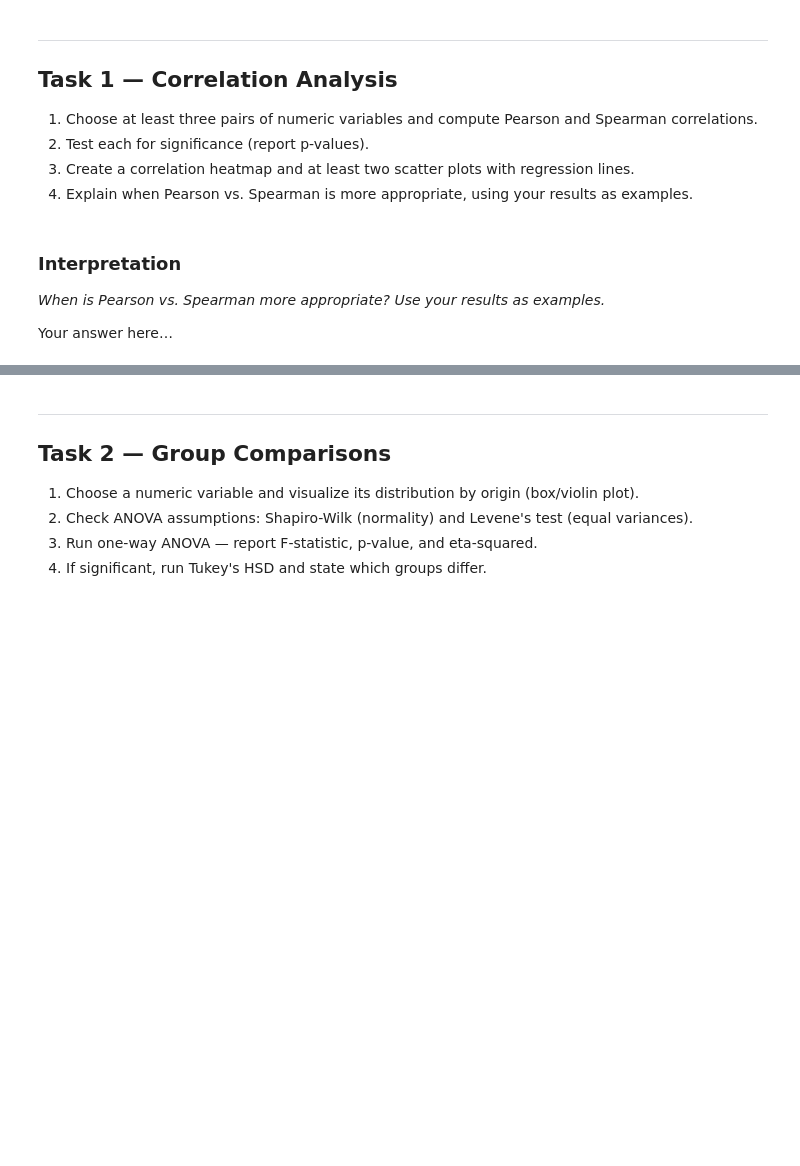
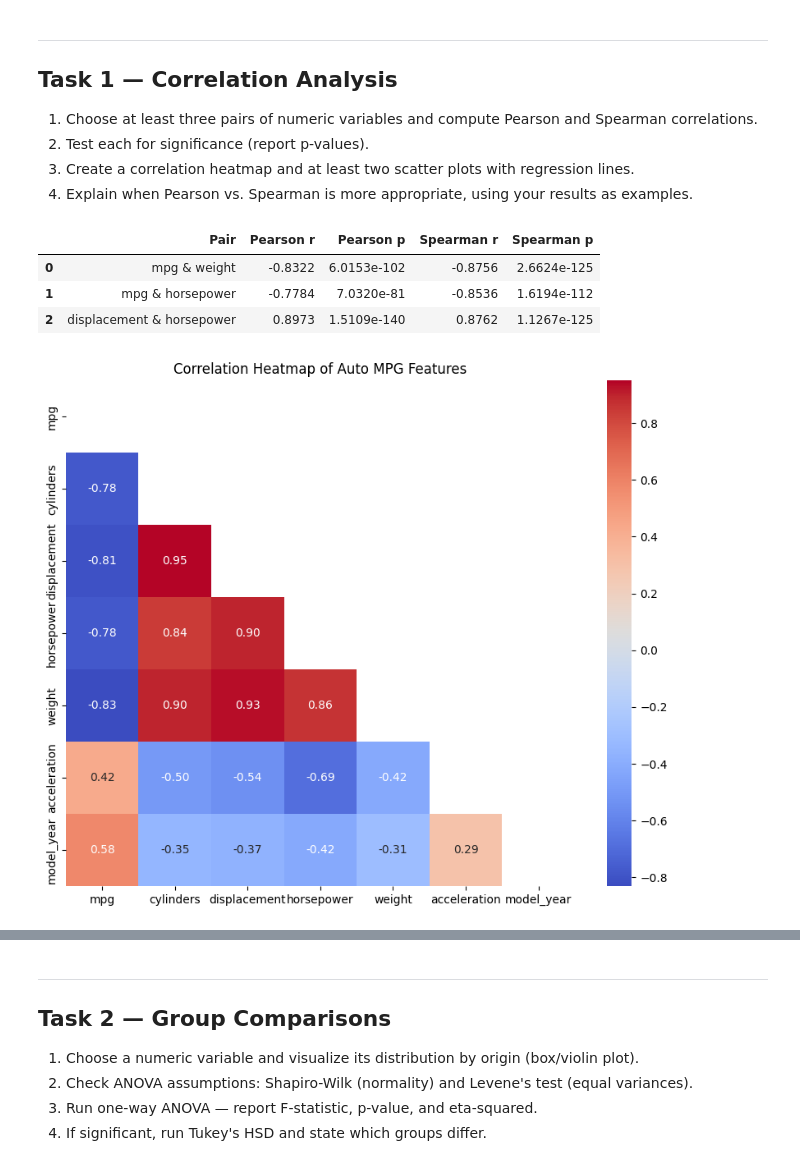
Before and after one commit to Data-AI-IDDA/m3-13-assessment, a Jupyter notebook: m3-13-assessment.ipynb, the cells around one changed output, grey strips where cells are left out. Drawn from its saved outputs; the diff is of its cells as text; code cells hidden in the pictures; blank space fills up the shorter version.

```diff
--- a/m3-13-assessment.ipynb
+++ b/m3-13-assessment.ipynb
@@ -40,6 +85,29 @@ mpg.describe()
-# %% [markdown]
-### Interpretation
-
-*When is Pearson vs. Spearman more appropriate? Use your results as examples.*
-
-Your answer here…
+# %%
+# Correlation coefficients and p-values
+
+#select numeric columns
+numeric_data = mpg.select_dtypes(include=[np.number]) #it returns them all because all of them is numeric
+
+pairs = [('mpg', 'weight'),('mpg', 'horsepower'),('displacement', 'horsepower')]
+corr_results = []
+
+for var1, var2 in pairs:
+    pearson_r, p_pearson = stats.pearsonr(mpg[var1], mpg[var2])
+    spearman_r, p_spearman = stats.spearmanr(mpg[var1], mpg[var2])
+
+
+    corr_results.append({
+        'Pair' : f'{var1} & {var2}',
+        'Pearson r' : round(pearson_r, 4),
+        'Pearson p' : f'{p_pearson: .4e}',
+        'Spearman r' : round(spearman_r, 4),
+        'Spearman p' : f'{p_spearman: .4e}'
+
+
+    })
+pd.DataFrame(corr_results)
+# %% [output]
+|  | Pair | Pearson r | Pearson p | Spearman r | Spearman p |
+| 0 | mpg & weight | -0.8322 | 6.0153e-102 | -0.8756 | 2.6624e-125 |
+| 1 | mpg & horsepower | -0.7784 | 7.0320e-81 | -0.8536 | 1.6194e-112 |
+| 2 | displacement & horsepower | 0.8973 | 1.5109e-140 | 0.8762 | 1.1267e-125 |
@@ -45,0 +131,9 @@ Your answer here…
+# %%
+# Correlation heatmap
+plt.figure(figsize=(10,8))
+mask = np.triu(np.ones_like(numeric_data.corr(), dtype=bool))
+sns.heatmap(numeric_data.corr(), annot=True, cmap='coolwarm', fmt='.2f', mask=mask)
+plt.title('Correlation Heatmap of Auto MPG Features')
+plt.show()
+# %% [output]
+[figure, added]
```
Also changed, not shown: parts of 40 cells of this notebook.
